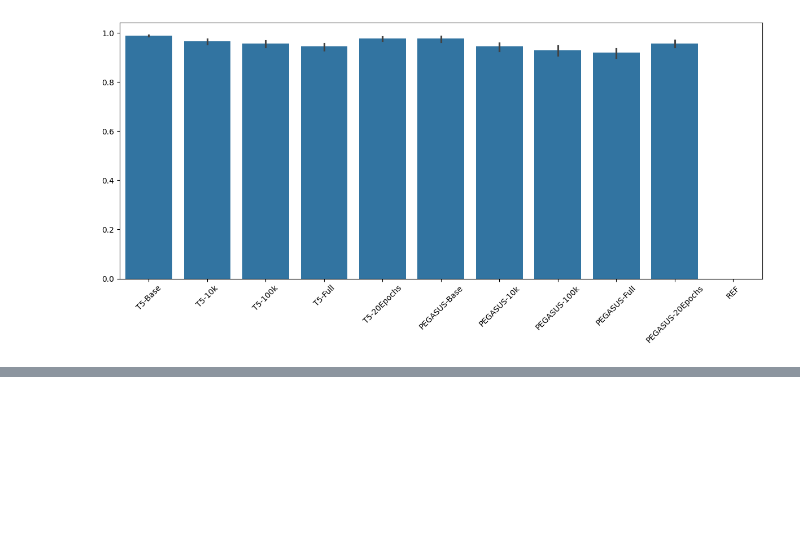
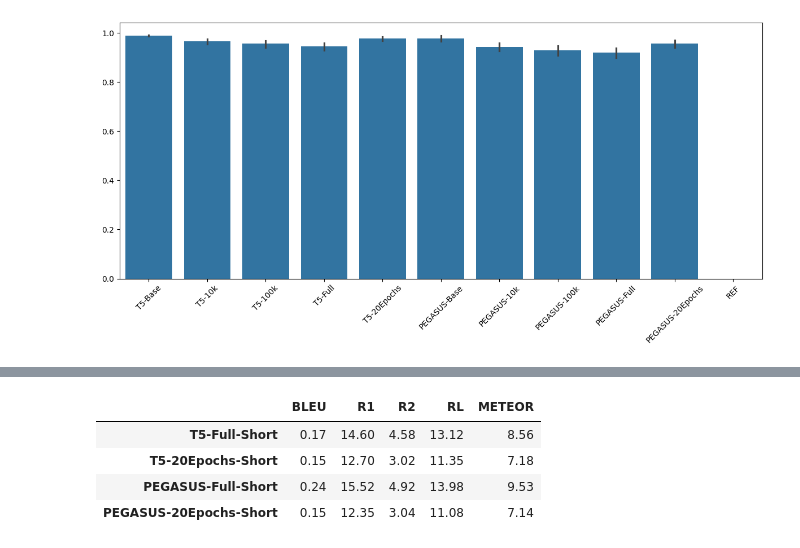
Before and after one commit to ma110cbyte/w266_TLDR, a Jupyter notebook: Summaries_Analysis.ipynb, the cells around one changed output, grey strips where cells are left out. Drawn from its saved outputs; the diff is of its cells as text; code cells hidden in the pictures; blank space fills up the shorter version.

```diff
--- a/Summaries_Analysis.ipynb
+++ b/Summaries_Analysis.ipynb
@@ -709,0 +787,31 @@ plot_metric(ngram_results_df, 'Trigram Abstractiveness')
+# %%
+# Updated summaries with maximum output length of 100, minimum output length of 10, and max new tokens = 50
+short_metrics_df = pd.DataFrame([
+  t5_fine_tuned_full_short_metrics,
+  t5_fine_tuned_20Epochs_short_metrics,
+  pegasus_fine_tuned_full_short_metrics,
+  pegasus_fine_tuned_20Epochs_short_metrics], index=[ 'T5-Full-Short', 'T5-20Epochs-Short', 'PEGASUS-Full-Short', 'PEGASUS-20Epochs-Short'])
+
+# Extract only what we need.
+short_metrics_df['BLEU'] = short_metrics_df['bleu'].apply(lambda x: x.get('bleu')) * 100
+short_metrics_df['R1'] = short_metrics_df['rouge'].apply(lambda x: x.get('rouge1')) * 100
+short_metrics_df['R2'] = short_metrics_df['rouge'].apply(lambda x: x.get('rouge2')) * 100
+short_metrics_df['RL'] = short_metrics_df['rouge'].apply(lambda x: x.get('rougeL')) * 100
+short_metrics_df['METEOR'] = short_metrics_df['meteor'].apply(lambda x: x.get('meteor')) * 100
+pd.set_option('display.precision', 3)
+
+# Drop other columns.
+short_metrics_df = short_metrics_df.drop(columns=['bleu', 'rouge', 'meteor'])
+
+# Save
+short_metrics_df.to_pickle(f'{drive}/metrics_short.pkl')
+
+# Set to 3 sigfigs.
+short_metrics_df = short_metrics_df.round(2)
+short_metrics_df
+# %% [output]
+|  | BLEU | R1 | R2 | RL | METEOR |
+| T5-Full-Short | 0.17 | 14.60 | 4.58 | 13.12 | 8.56 |
+| T5-20Epochs-Short | 0.15 | 12.70 | 3.02 | 11.35 | 7.18 |
+| PEGASUS-Full-Short | 0.24 | 15.52 | 4.92 | 13.98 | 9.53 |
+| PEGASUS-20Epochs-Short | 0.15 | 12.35 | 3.04 | 11.08 | 7.14 |
```
Also changed, not shown: parts of 20 cells of this notebook, 2 other files.
